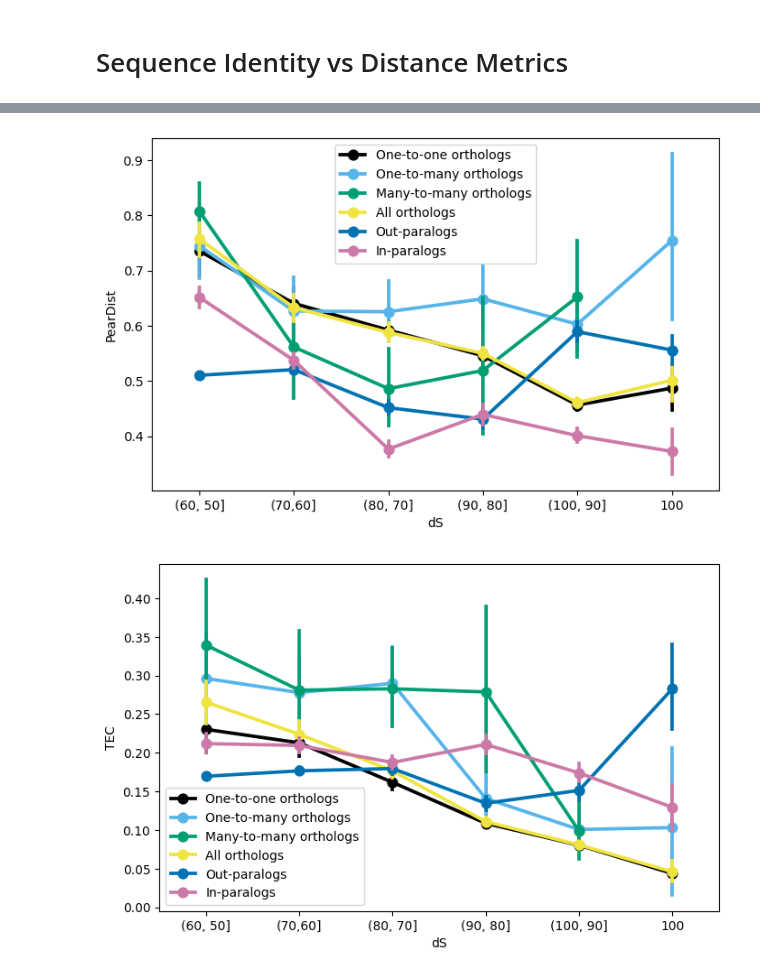
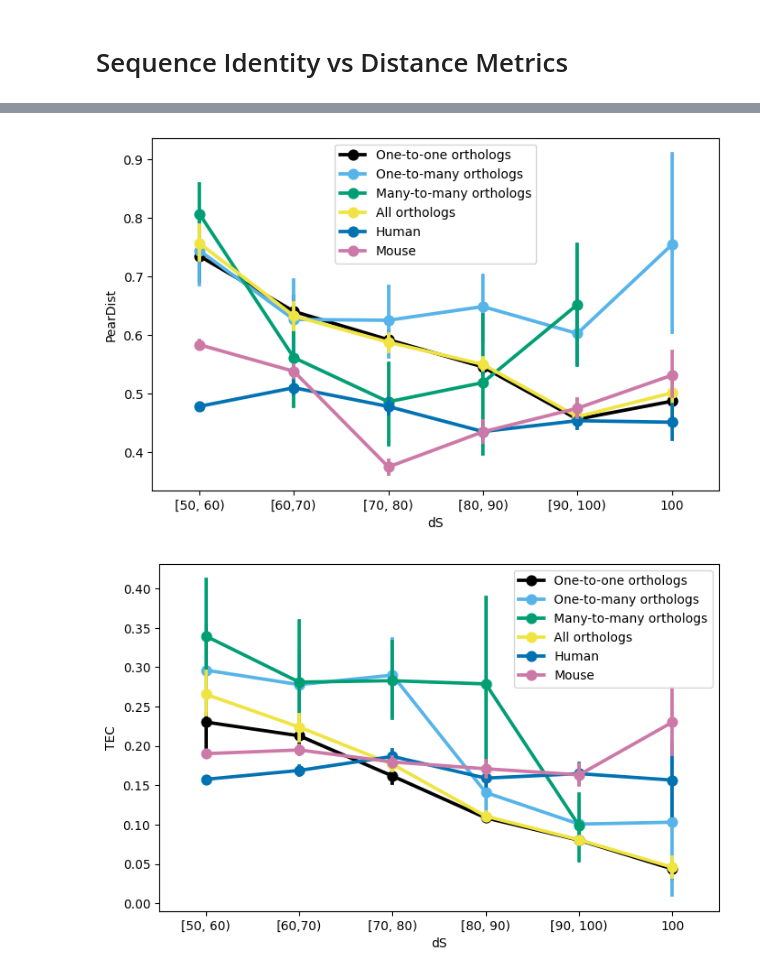
Before and after one commit to AndrewH72/Gene-Duplication, a Jupyter notebook: scripts/dataAnalysis.ipynb, the cells around one changed output, grey strips where cells are left out. Drawn from its saved outputs; the diff is of its cells as text; code cells hidden in the pictures.

Commit message:
fixed the formatting of the x-axis and instead of plotting in/out-paralogs i plotted human/mouse-paralogs

```diff
--- a/scripts/dataAnalysis.ipynb
+++ b/scripts/dataAnalysis.ipynb
@@ -1300,8 +1300,8 @@ humanParalogMasterTable = pd.read_parquet("/Users/andrewhsu/Projects/McNair/data
 mouseParalogMasterTable = pd.read_parquet("/Users/andrewhsu/Projects/McNair/data/mouseParalogMasterTable.parquet")
 
 similarityBins = [50, 60, 70, 80, 90, 100]
-similarityLabels = ["(60, 50]", "(70,60]", "(80, 70]", "(90, 80]", "(100, 90]"]
-allParalog = pd.concat([humanParalogMasterTable.iloc[:, np.r_[4:10, -4:0]], mouseParalogMasterTable.iloc[:, np.r_[2:3, 4:10, -4:0]]])
+similarityLabels = ["[50, 60)", "[60,70)", "[70, 80)", "[80, 90)", "[90, 100)"]
+allParalog = pd.concat([humanParalogMasterTable.iloc[:, np.r_[4:10, -4:0]].assign(PSource="Human"), mouseParalogMasterTable.iloc[:, np.r_[2:3, 4:10, -4:0]].assign(PSource="Mouse")])
 allOrthos = orthoMasterTable.iloc[:, np.r_[2:3, 4:9, -4:0]]
 
 allParalog["Bins"] = pd.cut(allParalog["% Protein Identity"], bins=similarityBins, labels=similarityLabels, right=True)
@@ -1314,7 +1314,7 @@ allOrthos["Bins"] = allOrthos["Bins"].cat.add_categories("100")
 allOrthos.loc[allOrthos["% Protein Identity"] == 100, "Bins"] = "100"
 
 similarityBinsdS = [0, 0.4, 0.8, 1.2, 1.6, 2]
-similarityLabelsdS = ["(0.4, 0]", "(0.8, 0.4]", "(1.2, 0.8]", "(1.6, 1.2]", "(2, 1.6]"]
+similarityLabelsdS = ["[0, 0.4)", "[0.4, 0.8)", "[0.8, 1.2)", "[1.2, 1.6)", "[1.6, 2)"]
 allParalog["dSBins"] = pd.cut(allParalog["dS"], bins=similarityBinsdS, labels=similarityLabelsdS, right=True)
 allOrthos["dSBins"] = pd.cut(allOrthos["dS"], bins=similarityBinsdS, labels=similarityLabelsdS, right=True)
 
@@ -1322,9 +1322,10 @@ allOrthos = allOrthos.assign(Source="Orthologs")
 allParalog = allParalog.assign(Source="Paralogs")
 
 orthosVSParalogs = pd.concat([allOrthos, allParalog], ignore_index=True)
-filteredDF = orthosVSParalogs.dropna(subset=[distMetric, "Bins", "Source"])
-ax = sns.pointplot(filteredDF, x="Bins", y=distMetric, hue="Source", hue_order=list(filteredDF["Source"].unique()))
-ax.get_legend().set_title("")
-ax.set(xlabel="% Protein Identity")
-plt.savefig(f"/Users/andrewhsu/Projects/McNair/plots/OrthoVsParalogProtIDDistMetric/ProtIDvs{distMetric}.png", dpi=300)
-plt.show()
+# for distMetric in orthosVSParalogs.columns[1:6]:
+#     filteredDF = orthosVSParalogs.dropna(subset=[distMetric, "Bins", "Source"])
+#     ax = sns.pointplot(filteredDF, x="Bins", y=distMetric, hue="Source", hue_order=list(filteredDF["Source"].unique()))
+#     ax.get_legend().set_title("")
+#     ax.set(xlabel="% Protein Identity")
+#     plt.savefig(f"/Users/andrewhsu/Projects/McNair/plots/OrthoVsParalogProtIDDistMetric/ProtIDvs{distMetric}.png", dpi=300)
+#     plt.show()
@@ -1339,10 +1338,10 @@ allOutParalog["Source"] = "Out-Paralog"
 
 orthosVSInsVSOuts = pd.concat([allOrthos, allInParalog, allOutParalog], ignore_index=True)
 
-for distMetric in orthosVSInsVSOuts.columns[1:6]:
-    filteredDF = orthosVSInsVSOuts.dropna(subset=[distMetric, "Bins", "Source"])
-    ax = sns.pointplot(filteredDF, x="Bins", y=distMetric, hue="Source", hue_order=list(filteredDF["Source"].unique()))
-    ax.get_legend().set_title("")
-    ax.set(xlabel="% Protein Identity")
-    plt.savefig(f"/Users/andrewhsu/Projects/McNair/plots/OrthoVsInsVsOutsProtIDDistMetric/ProtIDvs{distMetric}.png", dpi=300)
-    plt.show()
+# for distMetric in orthosVSInsVSOuts.columns[1:6]:
+#     filteredDF = orthosVSInsVSOuts.dropna(subset=[distMetric, "Bins", "Source"])
+#     ax = sns.pointplot(filteredDF, x="Bins", y=distMetric, hue="Source", hue_order=list(filteredDF["Source"].unique()))
+#     ax.get_legend().set_title("")
+#     ax.set(xlabel="% Protein Identity")
+#     plt.savefig(f"/Users/andrewhsu/Projects/McNair/plots/OrthoVsInsVsOutsProtIDDistMetric/ProtIDvs{distMetric}.png", dpi=300)
+#     plt.show()
@@ -1358,7 +1351,7 @@ for distMetric in allOrthos.columns[1:6]:
     filteredDF = allOrthos.dropna(subset=[distMetric, "Bins", "Mouse homology type", "Source"])
     sns.pointplot(filteredDF.assign(homology=filteredDF["Mouse homology type"].map({"ortholog_one2one": "One-to-one orthologs", "ortholog_one2many": "One-to-many orthologs", "ortholog_many2many": "Many-to-many orthologs"})), x="Bins", y=distMetric, ax=ax, palette=["#000000", "#56B4E9", "#009E73"], hue="homology")
     sns.pointplot(filteredDF.assign(source=filteredDF["Source"].map({"Orthologs": "All orthologs"})), x="Bins", y=distMetric, ax=ax, palette=["#F0E442"], hue="source")
-    sns.pointplot(allParalog.assign(paralogy=allParalog["Paralogy Type"].map({"out-paralog": "Out-paralogs", "in-paralog": "In-paralogs"})).reset_index(drop=True), x="Bins", y=distMetric, ax=ax, palette=["#0072B2", "#CC79A7"], hue="paralogy")
+    sns.pointplot(allParalog.assign(paralogy=allParalog["PSource"].map({"Human": "Human paralogs", "Mouse": "Mouse paralogs"})).reset_index(drop=True), x="Bins", y=distMetric, ax=ax, palette=["#0072B2", "#CC79A7"], hue="paralogy")
     ax.get_legend().set_title("")
     ax.set(xlabel="dS")
     plt.savefig(f"/Users/andrewhsu/Projects/McNair/plots/allOrthoTypes/ProtIDvs{distMetric}.png", dpi=300)
@@ -1370,5 +1363,5 @@ for distMetric in allOrthos.columns[1:6]:
-[figure, old version]
+[figure, new version]
-[figure, old version]
+[figure, new version]
 # %%
 for distMetric in allOrthos.columns[1:6]:
     fig, ax = plt.subplots(figsize=(8, 5))
```
Also changed, not shown: parts of 4 cells of this notebook, 20 other files.
